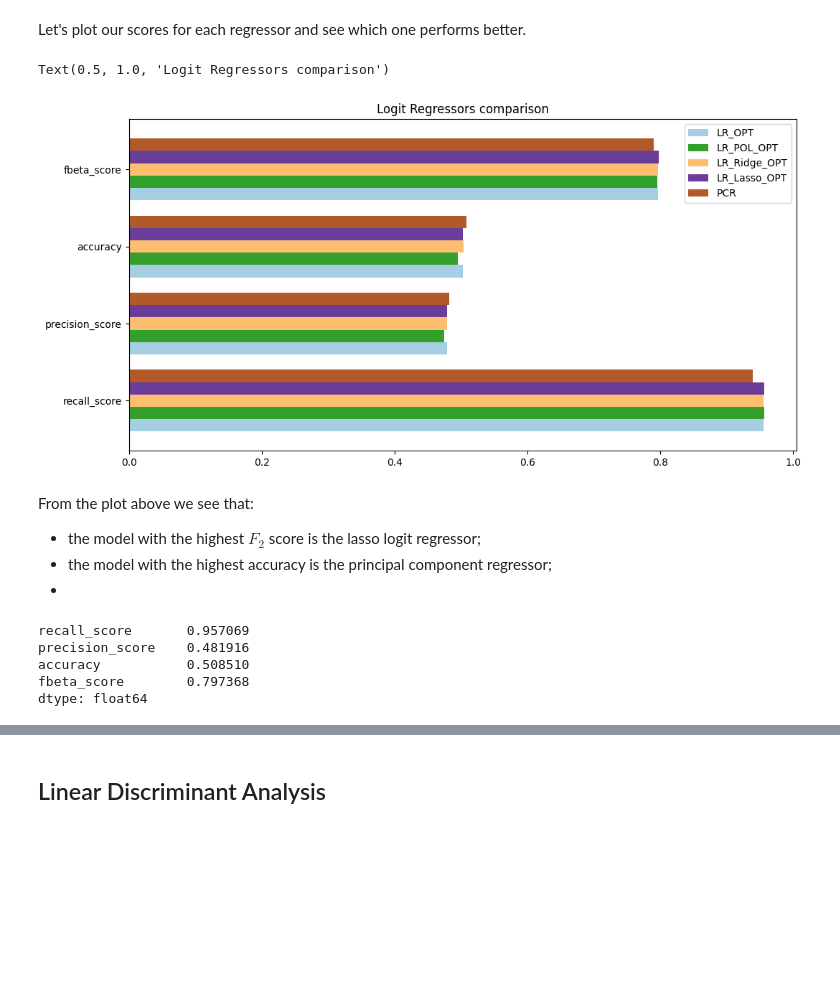
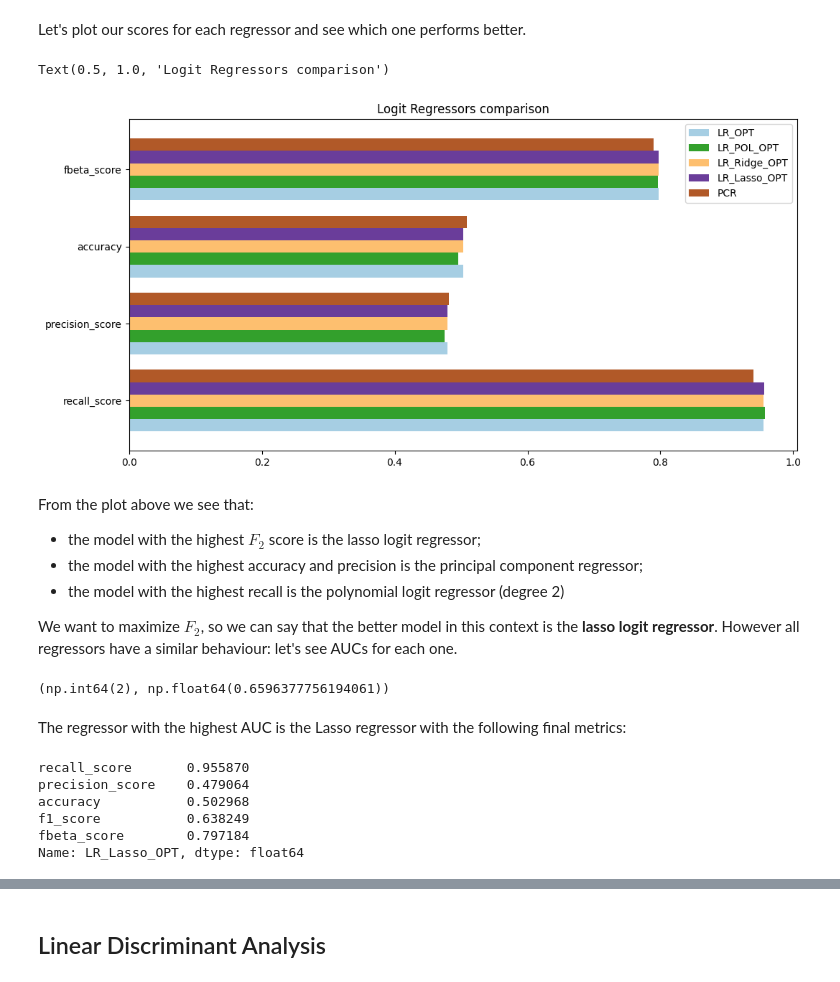
Before and after one commit to weiss25r/Data-analysis-of-diabetic-patients-readmissions-in-hospitals, a Jupyter notebook: main.ipynb, the cells around one changed output, grey strips where cells are left out. Drawn from its saved outputs; the diff is of its cells as text; code cells hidden in the pictures; blank space fills up the shorter version.

```diff
--- a/main.ipynb
+++ b/main.ipynb
@@ -959,16 +950,8 @@ LogisticRegression(C=0.9, max_iter=10000, solver='sag')
 # %%
 ridge_regr = gs.best_estimator_
 # %%
-y_score_ridge = ridge_regr.predict_proba(test_set)
-
-fpr_ridge, tpr_ridge, tresholds_ridge = plot_roc_curves(y_test = y_test, y_score = y_score_ridge)
-
-scores = (2/3)*tpr_ridge + (1/3)*(1-fpr_ridge)
-
-opt_tresh = tresholds_ridge[np.argmax(scores)]
-
-y_pred_ridge = np.uint8(y_score_ridge[:, 1] > opt_tresh)
-
+opt_tresh, y_pred_ridge = computePredictions(ridge_regr, test_set, y_test)
+print("Optimal treshold: ", opt_tresh)
 scores_df['LR_Ridge_OPT'] = [recall_score(y_true=y_test, y_pred=y_pred_ridge), precision_score(y_true=y_test, y_pred=y_pred_ridge),
                     accuracy_score(y_true=y_test, y_pred=y_pred_ridge), f1_score(y_true=y_test, y_pred=y_pred_ridge), fbeta_score(y_true=y_test, y_pred=y_pred_ridge, beta=2)]
 # %% [output]
@@ -1019,13 +998,6 @@ LogisticRegression(penalty='l1', solver='liblinear')
 # %%
-y_score_lasso = lasso_regr.predict_proba(test_set)
-
-fpr_lasso, tpr_lasso, tresholds_lasso = plot_roc_curves(y_test = y_test, y_score = y_score_lasso)
-
-scores = (2/3)*tpr_lasso + (1/3)*(1-fpr_lasso)
-
-opt_tresh = tresholds_lasso[np.argmax(scores)]
-
-y_pred_lasso = np.uint8(y_score_lasso[:, 1] > opt_tresh)
+opt_tresh, y_pred_lasso = computePredictions(lasso_regr, test_set, y_test)
+print("Optimal treshold: ", opt_tresh)
 
 scores_df['LR_Lasso_OPT'] = [recall_score(y_true=y_test, y_pred=y_pred_lasso), precision_score(y_true=y_test, y_pred=y_pred_lasso),
                     accuracy_score(y_true=y_test, y_pred=y_pred_lasso), f1_score(y_true=y_test, y_pred=y_pred_lasso), fbeta_score(y_true=y_test, y_pred=y_pred_lasso, beta=2)]
@@ -1093,13 +1058,0 @@ KeyError: 'readmitted'
-# %%
-def computePredictions(model, test_set):
-    y_score = model.predict_proba(test_set)
-
-    fpr, tpr, tresholds = roc_curve(y_true= y_test_pca, y_score = model.predict_proba(test_set)[:, 1])
-
-    scores = (2/3)*tpr + (1/3)*(1-fpr)
-
-    opt_tresh = tresholds[np.argmax(scores)]
-
-    y_pred = np.uint8(y_score[:, 1] > opt_tresh)
-
-    return opt_tresh, y_pred
@@ -1113,7 +1063,7 @@ fpr, tpr, tresholds = roc_curve(y_true= y_test_pca, y_score = pcr.predict_proba(
 # %% [markdown]
 Let's compute the best treshold and our scores:
 # %%
-tresh, y_pred_pcr = computePredictions(pcr)
+tresh, y_pred_pcr = computePredictions(pcr, test_set, y_train)
 
 print("Optimal treshold for PCR: ", tresh)
 # %% [output]
@@ -1147,23 +1086,40 @@ AUC:  0.6494987322719658
 # %% [markdown]
 Let's plot our scores for each regressor and see which one performs better.
 # %%
-scores_view = scores_df.drop(columns=['LR', 'LR_POL'], index='f1_score')
+scores_view = scores_df.drop(columns=['LR', 'LR_POL', 'QDA', 'LDA', 'GB', 'MLP', 'KNN'], index='f1_score')
 
 scores_view = scores_view.plot.barh(figsize=(12, 6), width=0.8, cmap='Paired')
 plt.title("Logit Regressors comparison")
 # %% [output]
 Text(0.5, 1.0, 'Logit Regressors comparison')
-[figure, old version]
+[figure, new version]
 # %% [markdown]
 From the plot above we see that:
 - the model with the highest $F_2$ score is the lasso logit regressor;
-- the model with the highest accuracy is the principal component regressor;
--
+- the model with the highest accuracy and precision is the principal component regressor;
+- the model with the highest recall is the polynomial logit regressor (degree 2)
+
+We want to maximize $F_2$, so we can say that the better model in this context is the **lasso logit regressor**.
+However all regressors have a similar behaviour: let's see AUCs for each one.
-# %%
-view.max(axis=1)
-# %% [output]
-recall_score       0.957069
-precision_score    0.481916
-accuracy           0.508510
-fbeta_score        0.797368
-dtype: float64
+# %%
+lr_auc = roc_auc_score(y_true=y_test, y_score=log_regr.predict_proba(test_set)[:, 1])
+pol_auc= roc_auc_score(y_true=y_test, y_score=pol_regr.predict_proba(test_set)[:, 1])
+ridge_auc = roc_auc_score(y_true=y_test, y_score=ridge_regr.predict_proba(test_set)[:, 1])
+lasso_auc = roc_auc_score(y_true=y_test, y_score=lasso_regr.predict_proba(test_set)[:, 1])
+pcr_auc = roc_auc_score(y_true=y_test, y_score=pcr.predict_proba(test_set_pca)[:, 1])
+
+aucs = [lr_auc, pol_auc,lasso_auc, ridge_auc, pcr_auc]
+np.argmax(aucs), np.max(aucs)
+# %% [output]
+(np.int64(2), np.float64(0.6596377756194061))
+# %% [markdown]
+The regressor with the highest AUC is the Lasso regressor with the following final metrics:
+# %%
+scores_df['LR_Lasso_OPT']
+# %% [output]
+recall_score       0.955870
+precision_score    0.479064
+accuracy           0.502968
+f1_score           0.638249
+fbeta_score        0.797184
+Name: LR_Lasso_OPT, dtype: float64
```
Also changed, not shown: parts of 70 cells of this notebook.
